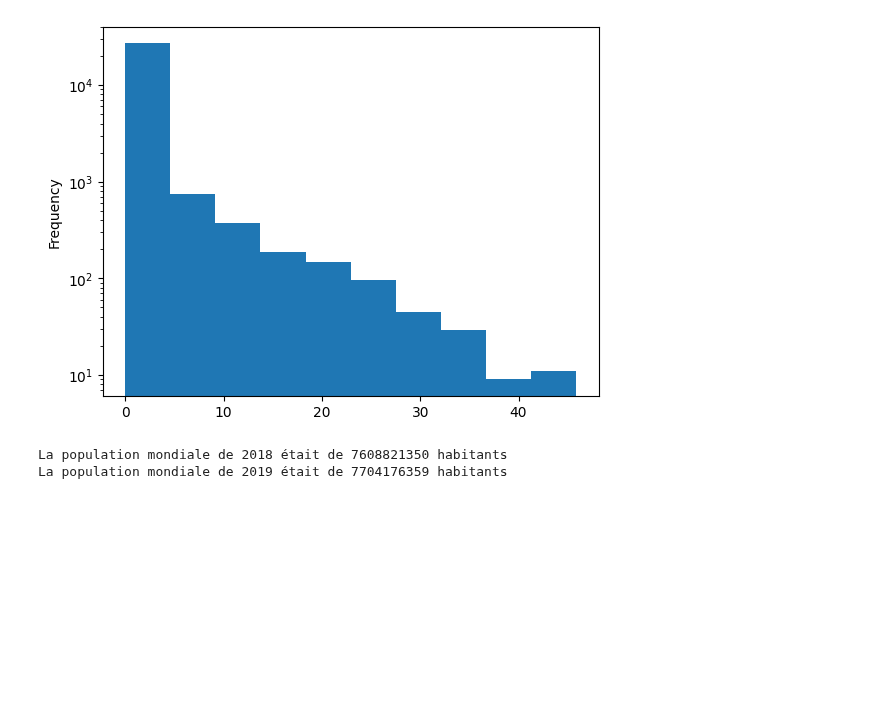
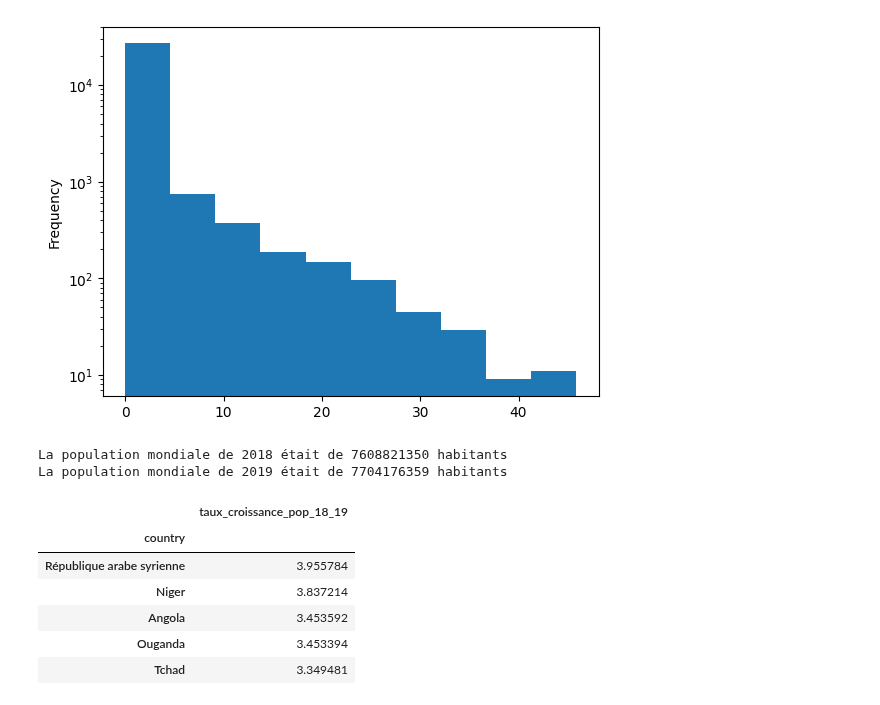
Before and after one commit to Melobgn/Brief-pandas-SEM, a Jupyter notebook: dataframes.ipynb, the cells around one changed output. Drawn from its saved outputs; the diff is of its cells as text; code cells hidden in the pictures; blank space fills up the shorter version.

```diff
--- a/dataframes.ipynb
+++ b/dataframes.ipynb
@@ -370,6 +370,24 @@ print(f"La population mondiale de 2019 était de {int(df_2019['pop_1000_hab'].un
 # %% [output]
 La population mondiale de 2018 était de 7608821350 habitants
 La population mondiale de 2019 était de 7704176359 habitants
+# %%
+# Exercice 22
+
+
+data_2018 = df[df['year'] == 2018]
+data_2019 = df[df['year'] == 2019]
+merged_data = pd.merge(data_2018, data_2019, on=['area_country','country','geo_area','item','type','food_supply_(Kcal/capital/day)','food_supply_quantity_(kg/capital/day)','fat_supply_quantity_(g/capital/day)','protein_supply_quantity_(g/capital/day)'] ,suffixes=('_2018', '_2019'))
+merged_data['taux_croissance_pop_18_19'] = ((merged_data['pop_1000_hab_2019'] - merged_data['pop_1000_hab_2018']) / merged_data['pop_1000_hab_2018']) * 100
+top5_taux_croissance = merged_data
+top5_taux_croissance[['country','taux_croissance_pop_18_19']].groupby('country').max().sort_values(by='taux_croissance_pop_18_19', ascending=False).head(5)
+# %% [output]
+|  | taux_croissance_pop_18_19 |
+| country |  |
+| République arabe syrienne | 3.955784 |
+| Niger | 3.837214 |
+| Angola | 3.453592 |
+| Ouganda | 3.453394 |
+| Tchad | 3.349481 |
 # %%
 # Exercice 25 : calculez le ratio énergie/poids de chaque produit par pays : food supply kcal year / food supply kg year
 
```
Also changed, not shown: parts of 1 cell of this notebook.
